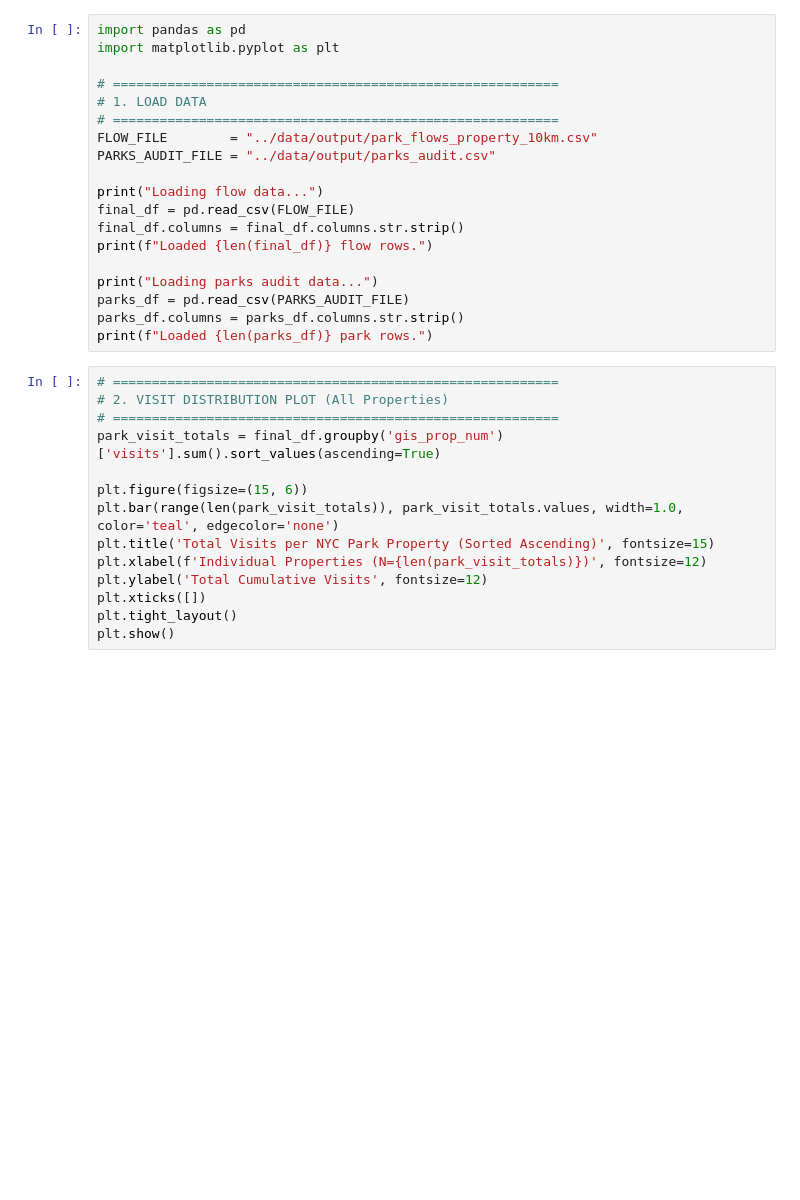
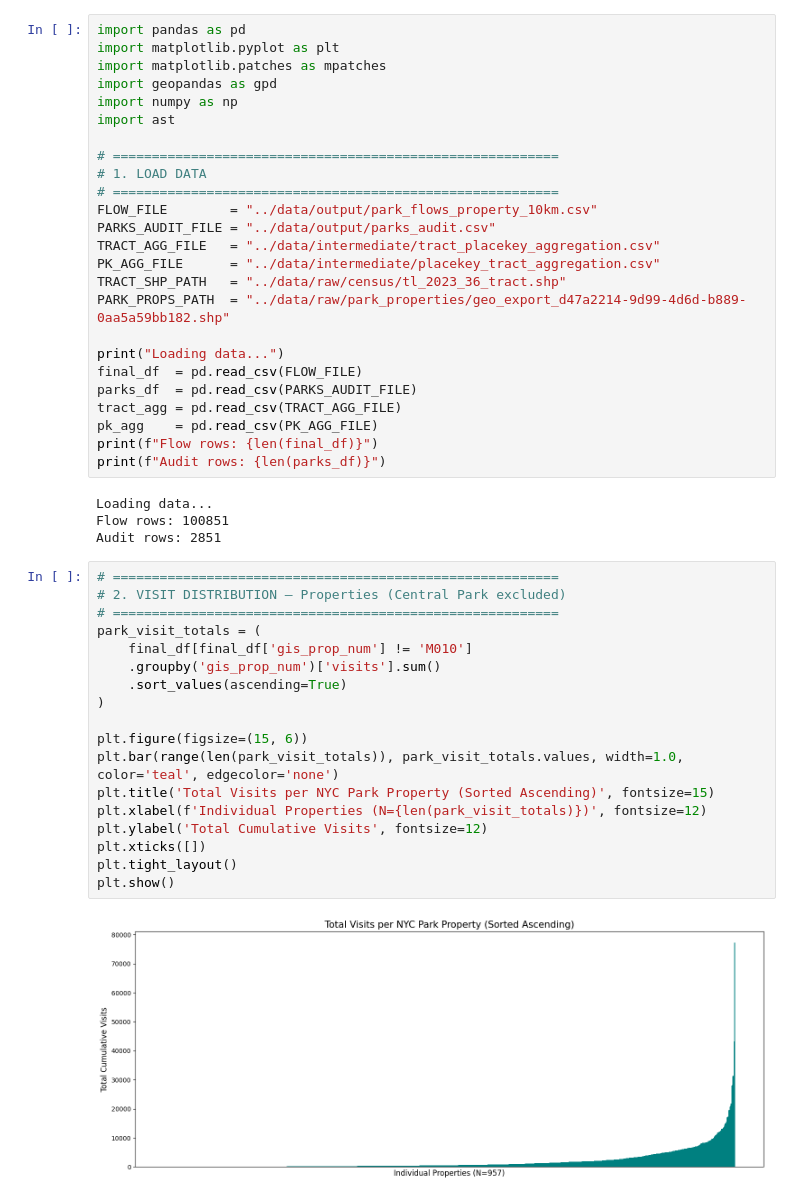
Before and after one commit to Ian-Fiterman/CUSP-NYC-Parks-Research, a Jupyter notebook: notebooks/06_analysis.ipynb, the cells around one changed output. Saved outputs shown, nothing was run; the diff lists cells and outputs as text; blank space fills up the shorter version.

```diff
--- a/notebooks/06_analysis.ipynb
+++ b/notebooks/06_analysis.ipynb
@@ -1,33 +1,49 @@
 # %%
 import pandas as pd
 import matplotlib.pyplot as plt
+import matplotlib.patches as mpatches
+import geopandas as gpd
+import numpy as np
+import ast
 
 # =========================================================
 # 1. LOAD DATA
 # =========================================================
 FLOW_FILE        = "../data/output/park_flows_property_10km.csv"
 PARKS_AUDIT_FILE = "../data/output/parks_audit.csv"
+TRACT_AGG_FILE   = "../data/intermediate/tract_placekey_aggregation.csv"
+PK_AGG_FILE      = "../data/intermediate/placekey_tract_aggregation.csv"
+TRACT_SHP_PATH   = "../data/raw/census/tl_2023_36_tract.shp"
+PARK_PROPS_PATH  = "../data/raw/park_properties/geo_export_d47a2214-9d99-4d6d-b889-0aa5a59bb182.shp"
 
-print("Loading flow data...")
-final_df = pd.read_csv(FLOW_FILE)
-final_df.columns = final_df.columns.str.strip()
-print(f"Loaded {len(final_df)} flow rows.")
-
-print("Loading parks audit data...")
-parks_df = pd.read_csv(PARKS_AUDIT_FILE)
-parks_df.columns = parks_df.columns.str.strip()
-print(f"Loaded {len(parks_df)} park rows.")
+print("Loading data...")
+final_df  = pd.read_csv(FLOW_FILE)
+parks_df  = pd.read_csv(PARKS_AUDIT_FILE)
+tract_agg = pd.read_csv(TRACT_AGG_FILE)
+pk_agg    = pd.read_csv(PK_AGG_FILE)
+print(f"Flow rows: {len(final_df)}")
+print(f"Audit rows: {len(parks_df)}")
+# %% [output]
+Loading data...
+Flow rows: 100851
+Audit rows: 2851
 # %%
 # =========================================================
-# 2. VISIT DISTRIBUTION PLOT (All Properties)
+# 2. VISIT DISTRIBUTION — Properties (Central Park excluded)
 # =========================================================
-park_visit_totals = final_df.groupby('gis_prop_num')['visits'].sum().sort_values(ascending=True)
+park_visit_totals = (
+    final_df[final_df['gis_prop_num'] != 'M010']
+    .groupby('gis_prop_num')['visits'].sum()
+    .sort_values(ascending=True)
+)
 
 plt.figure(figsize=(15, 6))
 plt.bar(range(len(park_visit_totals)), park_visit_totals.values, width=1.0, color='teal', edgecolor='none')
 plt.title('Total Visits per NYC Park Property (Sorted Ascending)', fontsize=15)
 plt.xlabel(f'Individual Properties (N={len(park_visit_totals)})', fontsize=12)
 plt.ylabel('Total Cumulative Visits', fontsize=12)
 plt.xticks([])
 plt.tight_layout()
 plt.show()
+# %% [output]
+[figure, added]
```
Also changed, not shown: parts of 7 cells of this notebook, 3 other files.
